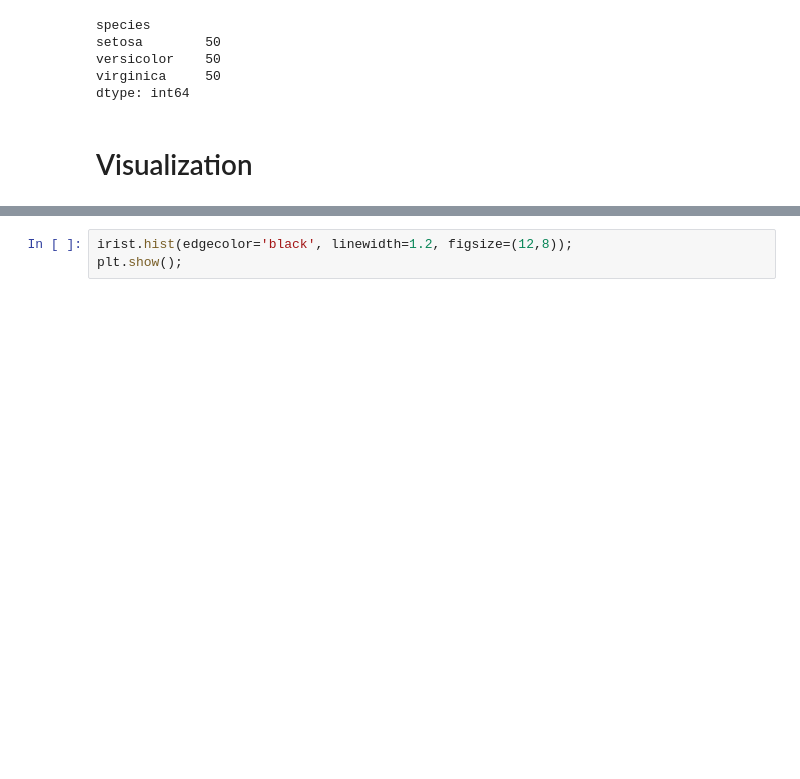
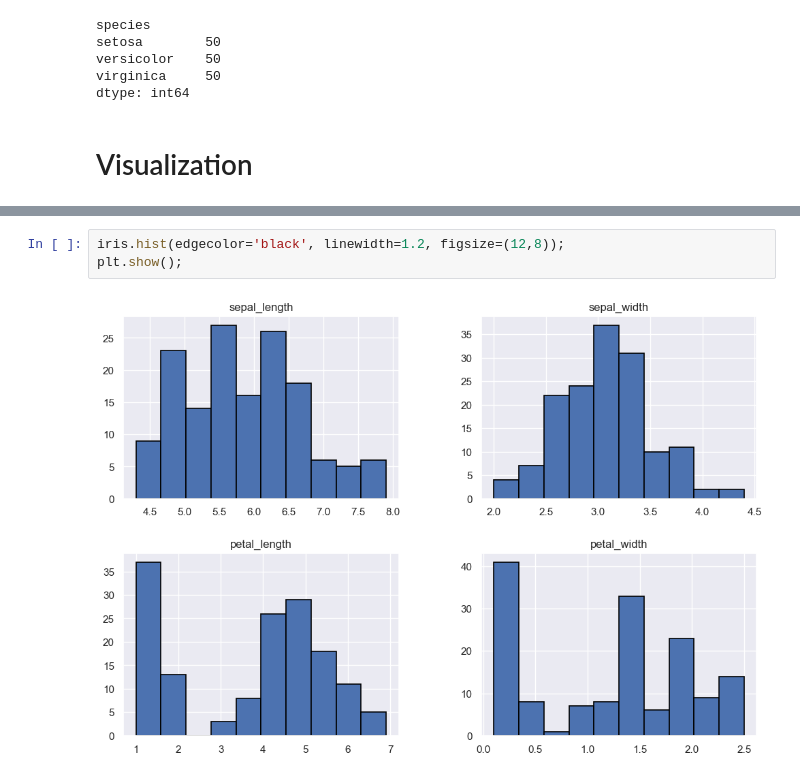
Before and after one commit to AKD2022/Python, a Jupyter notebook: Iris-Project.ipynb, the cells around one changed output, grey strips where cells are left out. Cells and saved outputs as stored; diff of their text form; blank space fills up the shorter version.

```diff
--- a/Iris-Project.ipynb
+++ b/Iris-Project.ipynb
@@ -121,5 +123,7 @@ sns.pairplot(iris, hue='species'm height=3, aspect=1);
 # %%
-irist.hist(edgecolor='black', linewidth=1.2, figsize=(12,8));
+iris.hist(edgecolor='black', linewidth=1.2, figsize=(12,8));
 plt.show();
+# %% [output]
+[figure, added]
 # %%
 plt.figure(figsize=(12,8));
```
Also changed, not shown: parts of 5 cells of this notebook, 1 other file.
